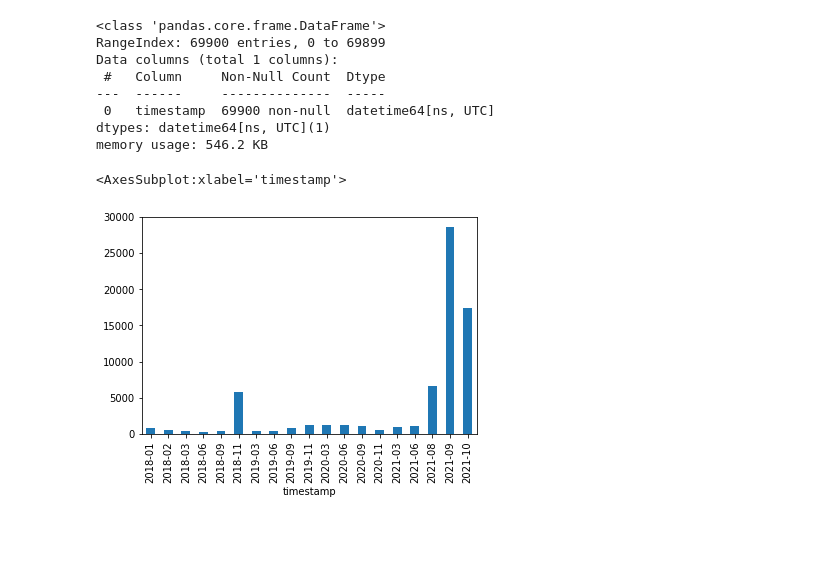
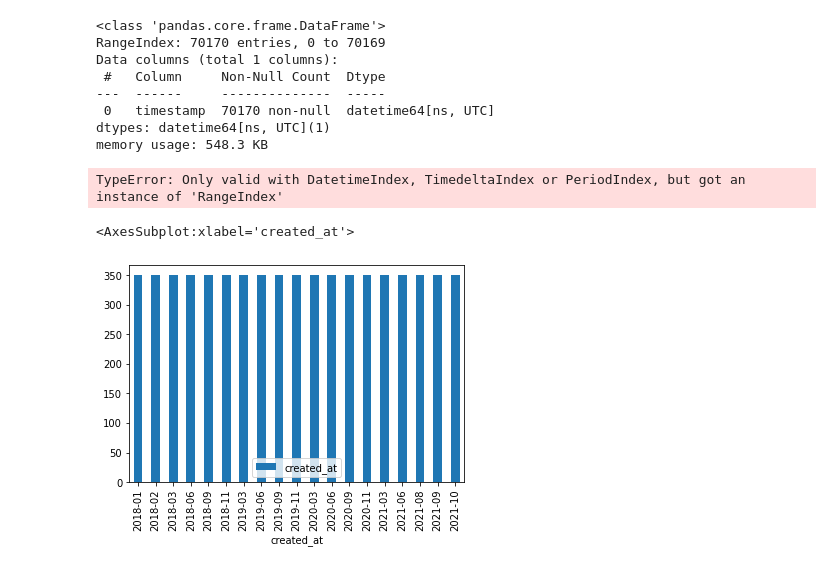
Before and after one commit to AndersGiovanni/ditw_project, a Jupyter notebook: src/twitter_eda.ipynb, the cells around one changed output. Saved outputs shown, nothing was run; the diff lists cells and outputs as text; code cells hidden in the pictures; blank space fills up the shorter version.

```diff
--- a/src/twitter_eda.ipynb
+++ b/src/twitter_eda.ipynb
@@ -12,15 +13,24 @@ Reading ../data/dkpol_tweets.jsonl
 df = pd.DataFrame([i['created_at'] for i in data], columns=['timestamp'])
 df.timestamp = pd.to_datetime(df.timestamp)
 df.info()
-df['timestamp'].groupby(df.timestamp.dt.to_period("M")).agg('count').plot(kind='bar')
+df[['timestamp', ]].groupby(df.timestamp.dt.to_period("M")).agg('count').plot(kind='bar')
 # %% [output]
 <class 'pandas.core.frame.DataFrame'>
-RangeIndex: 69900 entries, 0 to 69899
+RangeIndex: 70170 entries, 0 to 70169
 Data columns (total 1 columns):
  #   Column     Non-Null Count  Dtype
 ---  ------     --------------  -----
- 0   timestamp  69900 non-null  datetime64[ns, UTC]
+ 0   timestamp  70170 non-null  datetime64[ns, UTC]
 dtypes: datetime64[ns, UTC](1)
-memory usage: 546.2 KB
+memory usage: 548.3 KB
-<AxesSubplot:xlabel='timestamp'>
+TypeError: Only valid with DatetimeIndex, TimedeltaIndex or PeriodIndex, but got an instance of 'RangeIndex'
-[figure, removed]
+# %%
+df = pd.DataFrame(data)
+df[df['in_reply_to_user_id'].isna()]
+df.created_at = pd.to_datetime(df.created_at)
+sub = df[['created_at', 'text']].groupby(df.created_at.dt.to_period("M")).head(350)
+# %%
+sub[['created_at']].groupby(df.created_at.dt.to_period("M")).agg('count').plot(kind='bar')
+# %% [output]
+<AxesSubplot:xlabel='created_at'>
+[figure, added]
```
Also changed, not shown: parts of 3 cells of this notebook, 4 other files.
